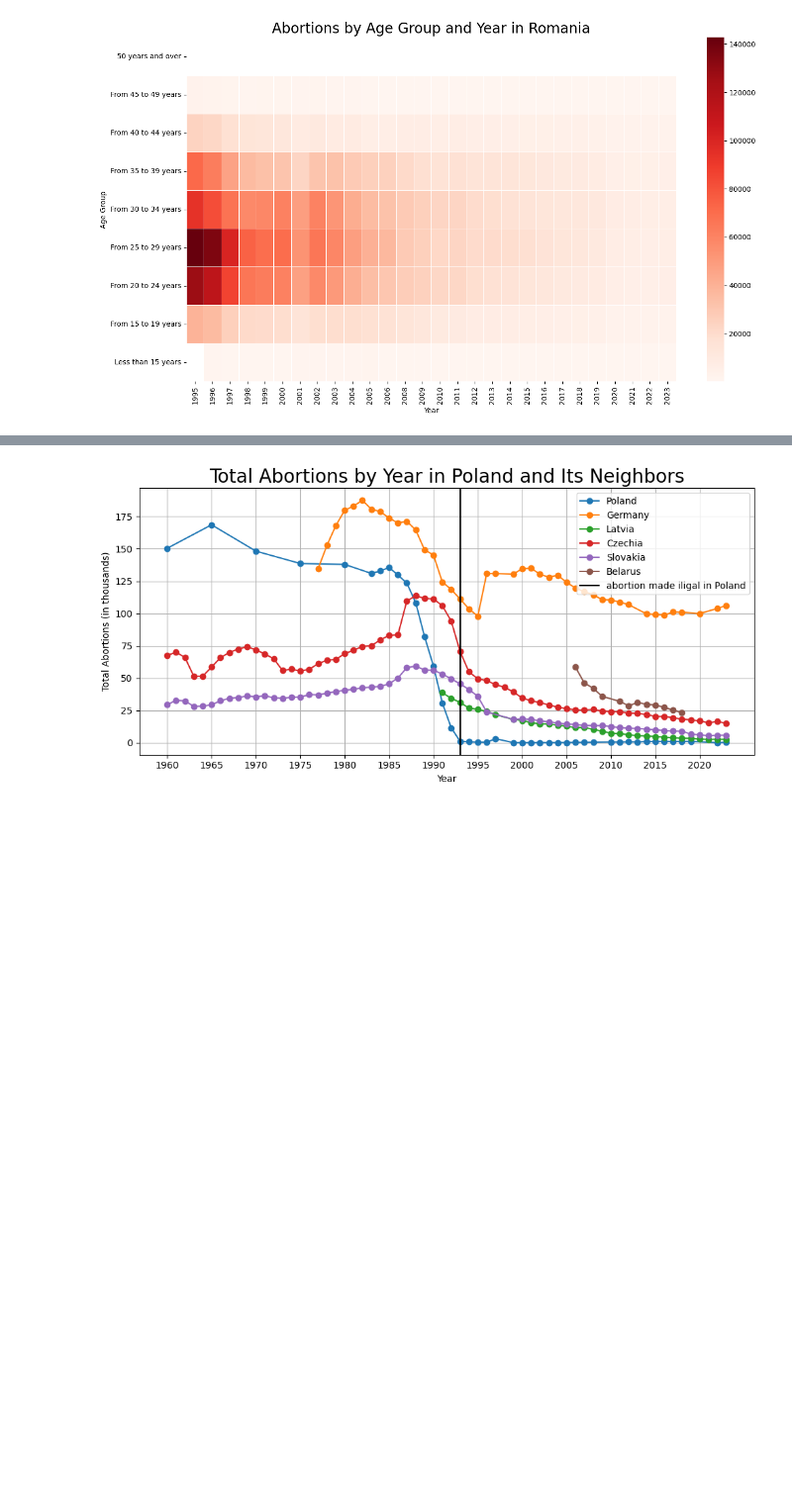
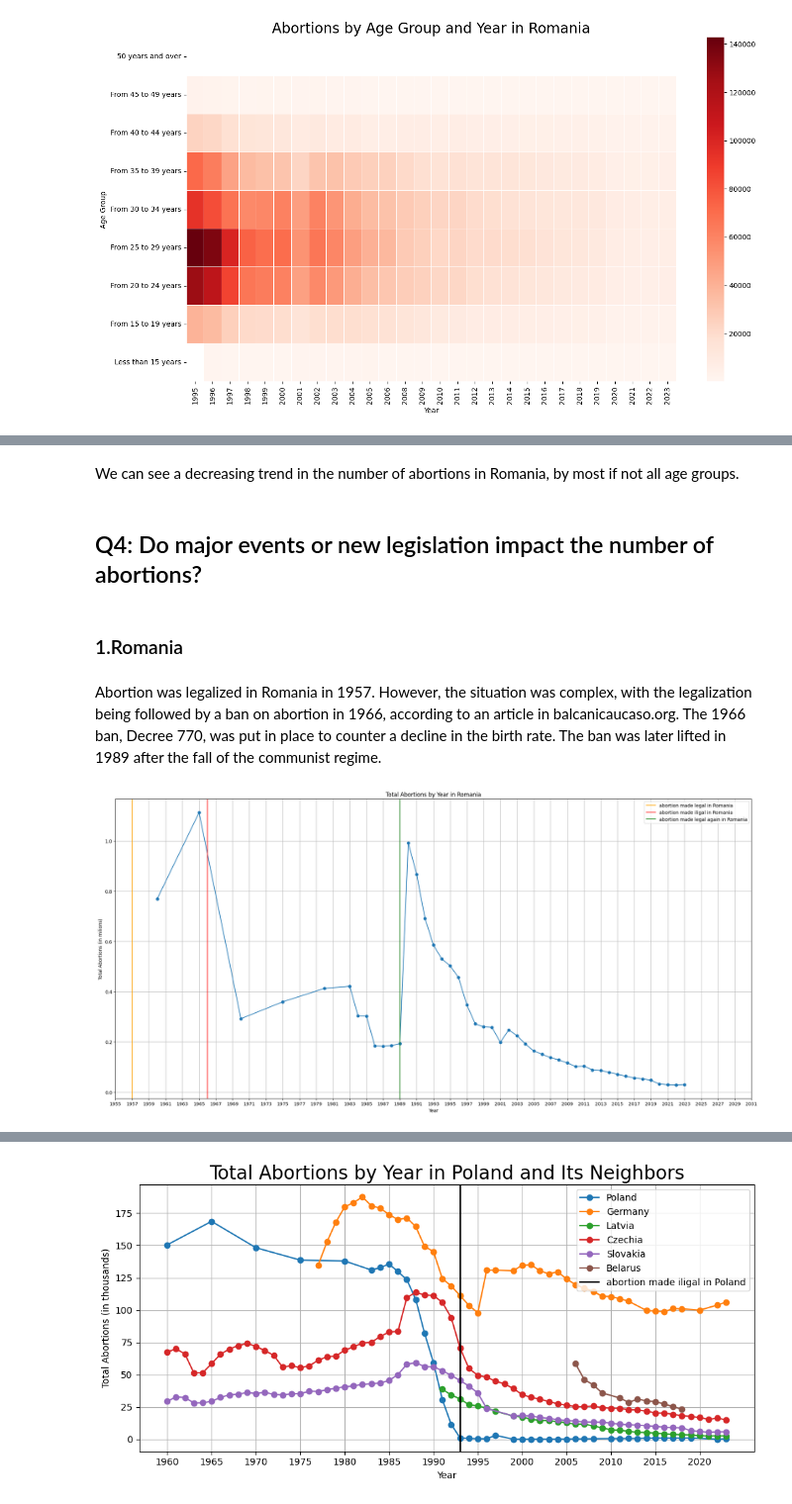
Before and after one commit to TudorMurariu/StudyCase-Abortions-in-EU-and-RO, a Jupyter notebook: study.ipynb, the cells around one changed output, grey strips where cells are left out. Shown at 99% size. Saved outputs shown, nothing was run; the diff lists cells and outputs as text; code cells hidden in the pictures; blank space fills up the shorter version.

```diff
--- a/study.ipynb
+++ b/study.ipynb
@@ -384,0 +409,27 @@ plt.show()
+# %% [markdown]
+We can see a decreasing trend in the number of abortions in Romania, by most if not all age groups.
+# %% [markdown]
+## Q4: Do major events or new legislation impact the number of abortions?
+# %% [markdown]
+### 1.Romania
+# %% [markdown]
+Abortion was legalized in Romania in 1957. However, the situation was complex, with the legalization being followed by a ban on abortion in 1966, according to an article in balcanicaucaso.org. The 1966 ban, Decree 770, was put in place to counter a decline in the birth rate. The ban was later lifted in 1989 after the fall of the communist regime.
+# %%
+plt.figure(figsize=(20, 10))
+plt.title('Total Abortions by Year in Romania')
+plt.xlabel('Year')
+plt.ylabel('Total Abortions (in milions)')
+plt.plot(abortions_romania.TIME_PERIOD, abortions_romania['OBS_VALUE']/ 1_000_000, marker='o')
+plt.tight_layout()
+plt.grid(True)
+
+plt.axvline(x = 1957, color = 'orange', label='abortion made legal in Romania')
+plt.axvline(x = 1966, color = 'red', label='abortion made iligal in Romania')
+plt.axvline(x = 1989, color = 'green', label='abortion made legal again in Romania')
+
+years = abortions_romania['TIME_PERIOD']
+plt.xticks(np.arange(years.min() - 5, years.max() + 10, 2))
+plt.legend()
+plt.show()
+# %% [output]
+[figure, added]
```
Also changed, not shown: parts of 10 cells of this notebook.
